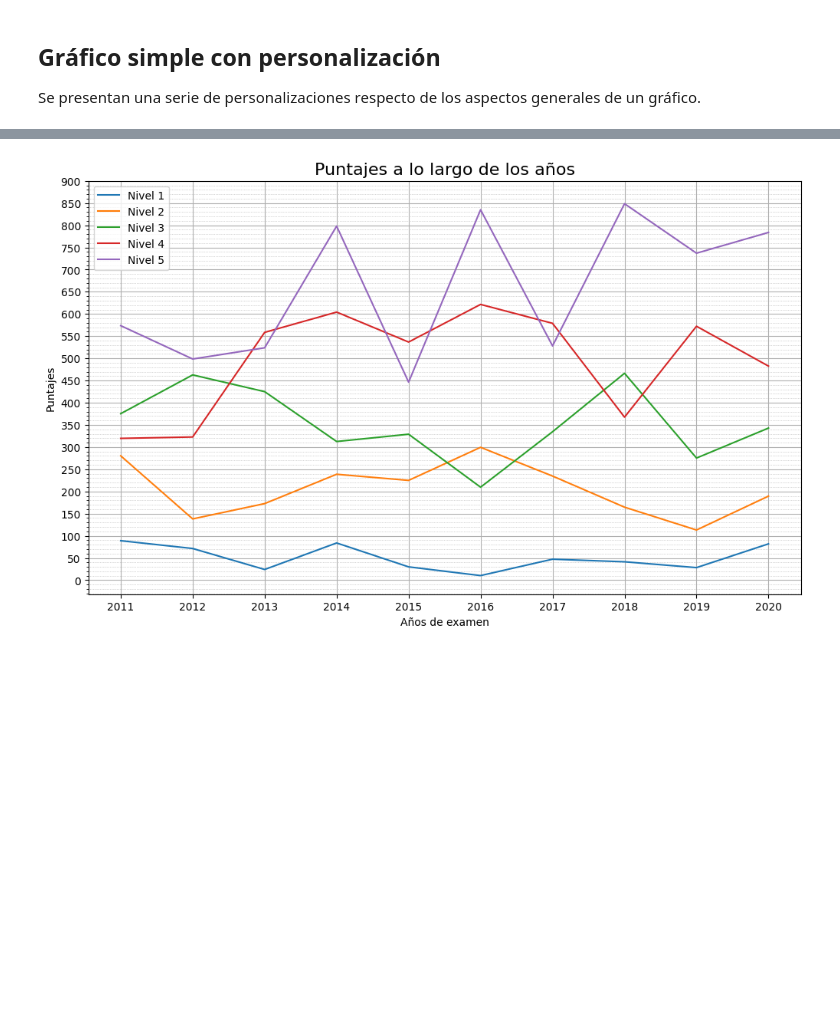
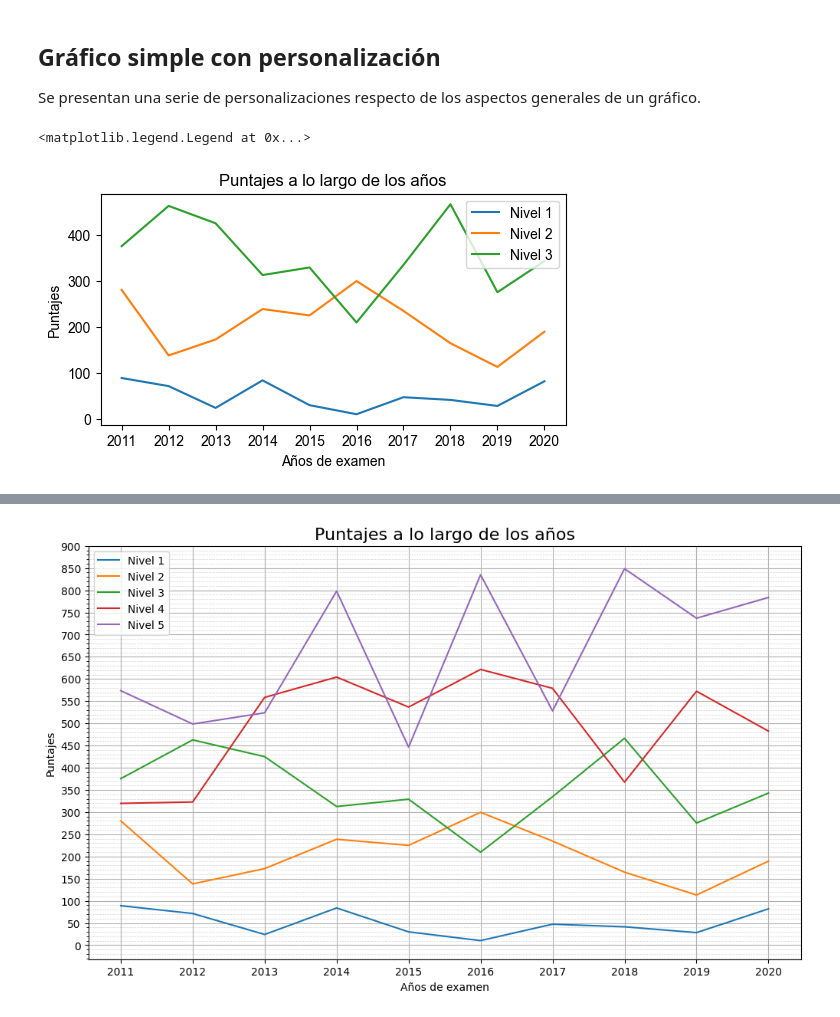
Before and after one commit to paranedagarcia/Data-Science, a Jupyter notebook: Visualizacion/Matplotlib.ipynb, the cells around one changed output, grey strips where cells are left out. Cells and saved outputs as stored; diff of their text form; code cells hidden in the pictures; blank space fills up the shorter version.

Commit message:
matplotlib

```diff
--- a/Visualizacion/Matplotlib.ipynb
+++ b/Visualizacion/Matplotlib.ipynb
@@ -30,3 +44,17 @@ nivel2 = np.random.rand(10) * 200 +100
 nivel3 = np.random.rand(10) * 300 +200
 nivel4 = np.random.rand(10) * 400 +300
 nivel5 = np.random.rand(10) * 500 +400
+# %%
+# crear un gráfico de líneas en modo explícito
+
+fig, ax = plt.subplots(figsize=(6, 3))
+ax.plot(years, nivel1, label='Nivel 1')  # Plot some data on the Axes.
+ax.plot(years, nivel2, label='Nivel 2')  # Plot more data on the Axes...
+ax.plot(years, nivel3, label='Nivel 3')  # ... and some more.
+ax.set_xlabel('Años de examen')  # Add an x-label to the Axes.
+ax.set_ylabel('Puntajes')  # Add a y-label to the Axes.
+ax.set_title("Puntajes a lo largo de los años")  # Add a title to the Axes.
+ax.legend()  # Add a legend.
+# %% [output]
+<matplotlib.legend.Legend at 0x...>
+[figure, added]
```
Also changed, not shown: parts of 11 cells of this notebook, 5 other files.
